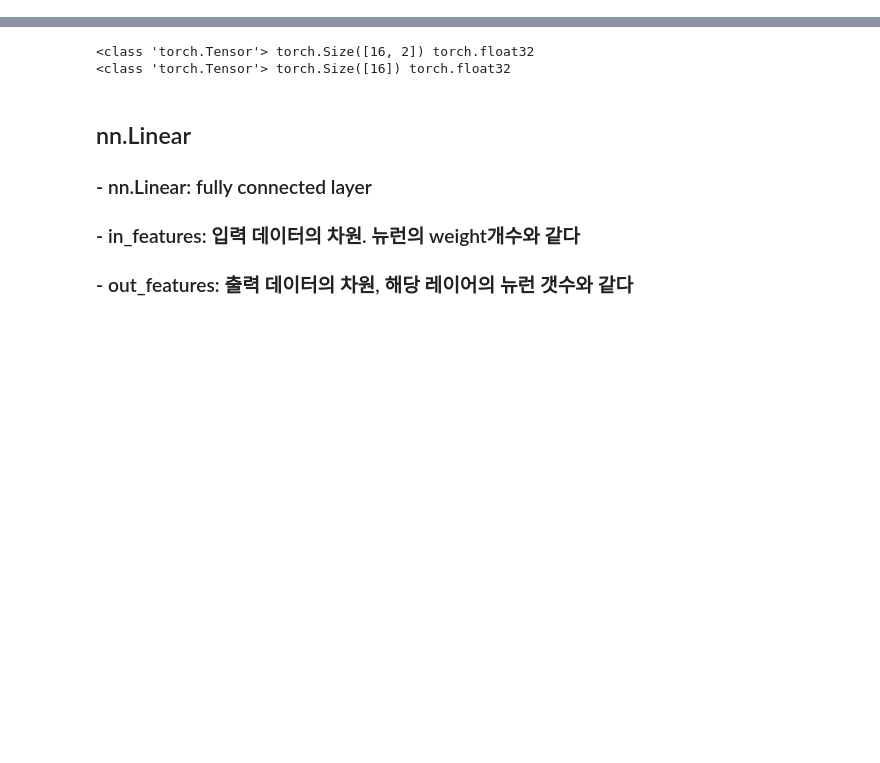
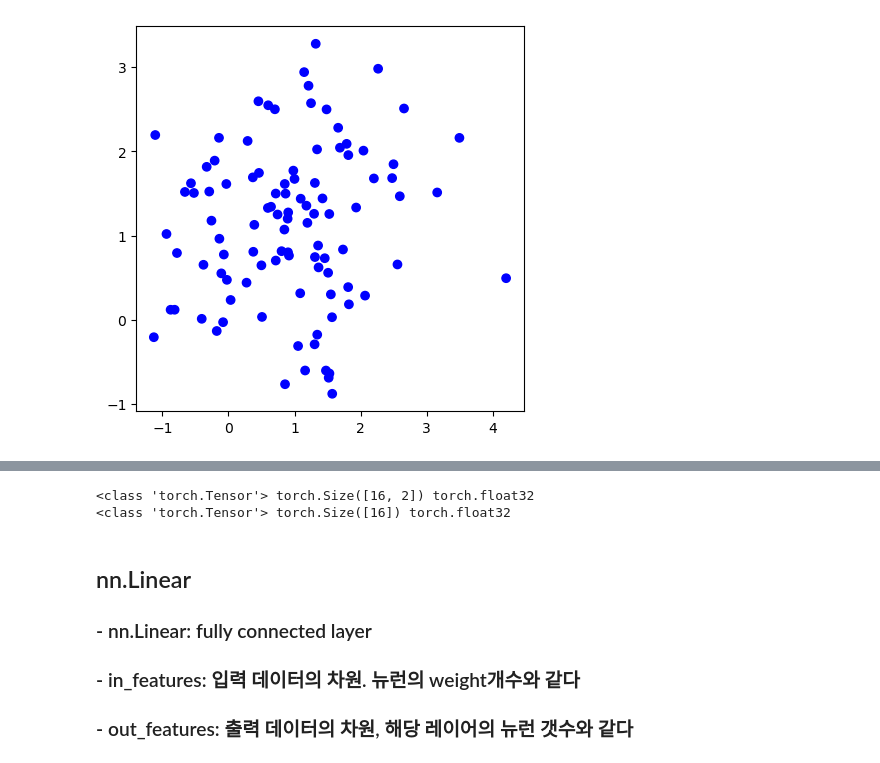
Before and after one commit to Lidit/SeSAC, a Jupyter notebook: pycharm_project/1117/ex001.ipynb, the cells around one changed output, grey strips where cells are left out. Cells and saved outputs as stored; diff of their text form; code cells hidden in the pictures; blank space fills up the shorter version.

```diff
--- a/pycharm_project/1117/ex001.ipynb
+++ b/pycharm_project/1117/ex001.ipynb
@@ -1,18 +1,20 @@
 # %%
 from sklearn.datasets import make_blobs
 import matplotlib.pyplot as plt
 
 n_samples = 100
-X, y = make_blobs(n_samples=n_samples, centers=2, n_features=2, cluster_std=0.5)
+X, y = make_blobs(n_samples=n_samples, centers=1, n_features=2, cluster_std=1, center_box=(0.9,1.0))
 
 fig, ax = plt.subplots(figsize=(5, 5))
 
 ax.scatter(X[:, 0], X[:, 1], c=y, cmap='bwr')
 # using boolean indexing
 # X_pos, X_neg = X[y ==1], X[y ==0]
 # ax.scatter(X_pos[:,0],X_pos[:,1],color='blue')
 
 plt.show()
+# %% [output]
+[figure, added]
 # %%
 from sklearn.datasets import make_moons
 
```
Also changed, not shown: parts of 7 cells of this notebook, 10 other files.
